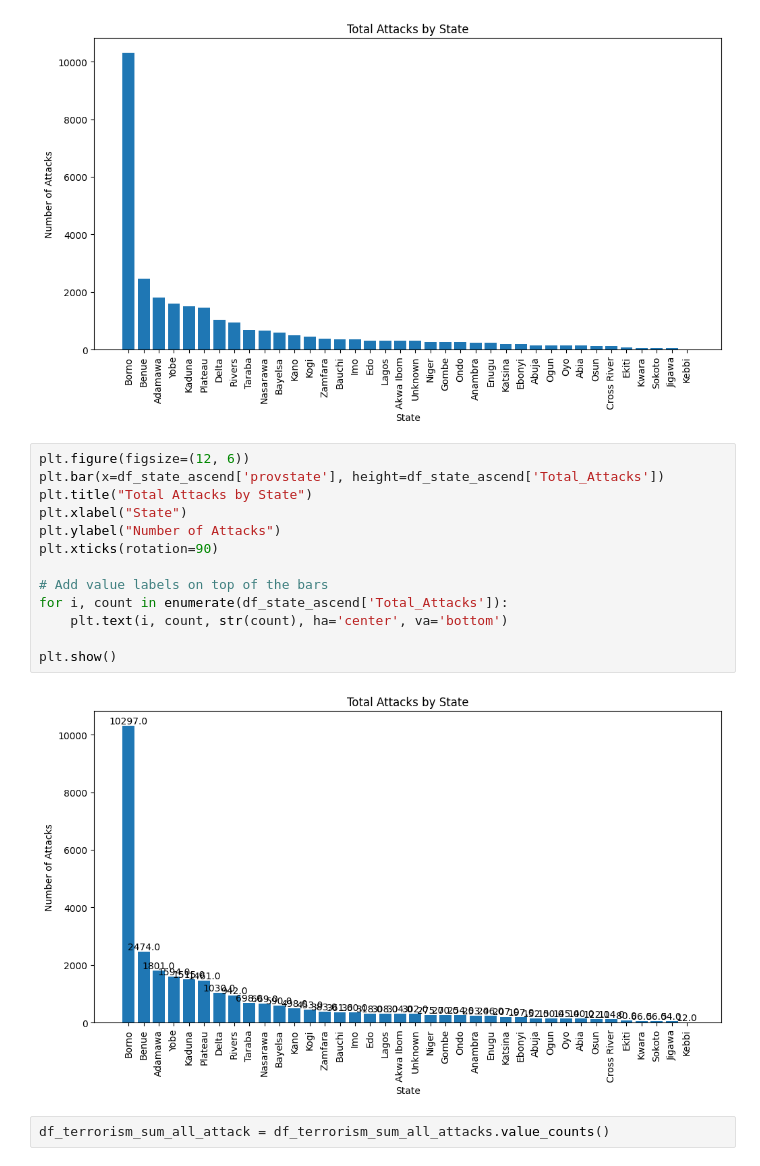
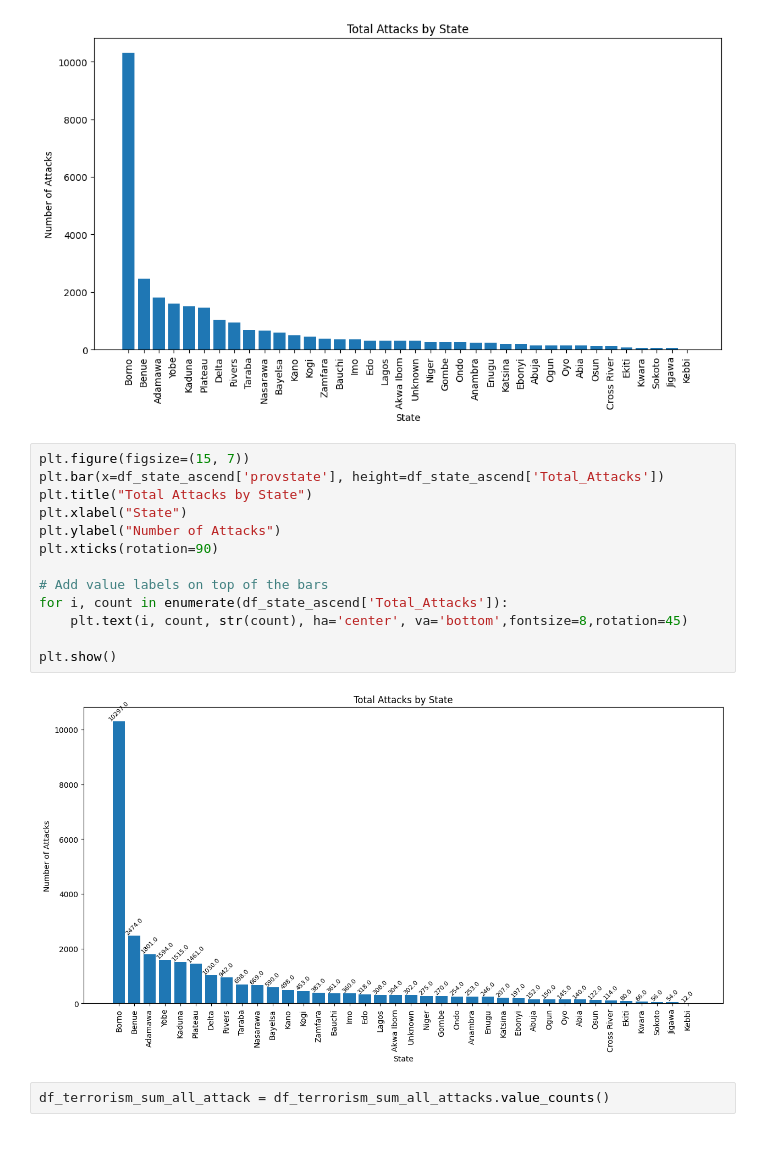
Before and after one commit to danishmeh/Project, a Jupyter notebook: omdena/3rd/terrorism.ipynb, the cells around one changed output. Cells and saved outputs as stored; diff of their text form.

```diff
--- a/omdena/3rd/terrorism.ipynb
+++ b/omdena/3rd/terrorism.ipynb
@@ -489,20 +489,20 @@ plt.show()
 # %% [output]
 [figure]
 # %%
-plt.figure(figsize=(12, 6))
+plt.figure(figsize=(15, 7))
 plt.bar(x=df_state_ascend['provstate'], height=df_state_ascend['Total_Attacks'])
 plt.title("Total Attacks by State")
 plt.xlabel("State")
 plt.ylabel("Number of Attacks")
 plt.xticks(rotation=90)
 
 # Add value labels on top of the bars
 for i, count in enumerate(df_state_ascend['Total_Attacks']):
-    plt.text(i, count, str(count), ha='center', va='bottom')
+    plt.text(i, count, str(count), ha='center', va='bottom',fontsize=8,rotation=45)
 
 plt.show()
 # %% [output]
-[figure, old version]
+[figure, new version]
 # %%
 df_terrorism_sum_all_attack = df_terrorism_sum_all_attacks.value_counts()
 # %%
```
